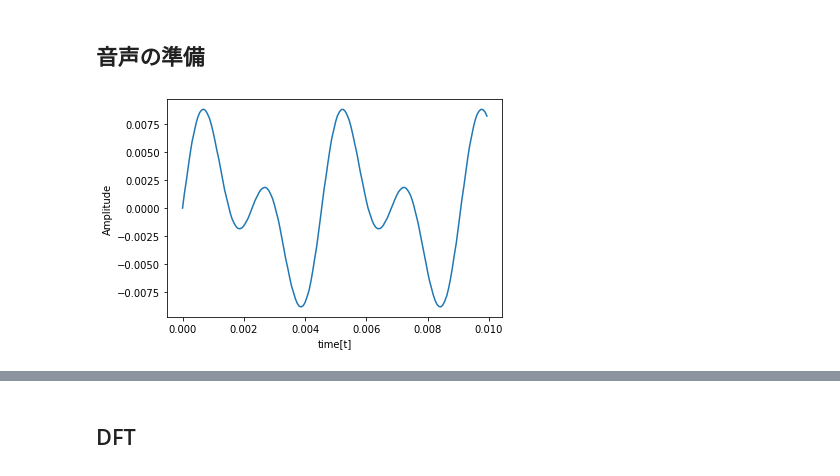
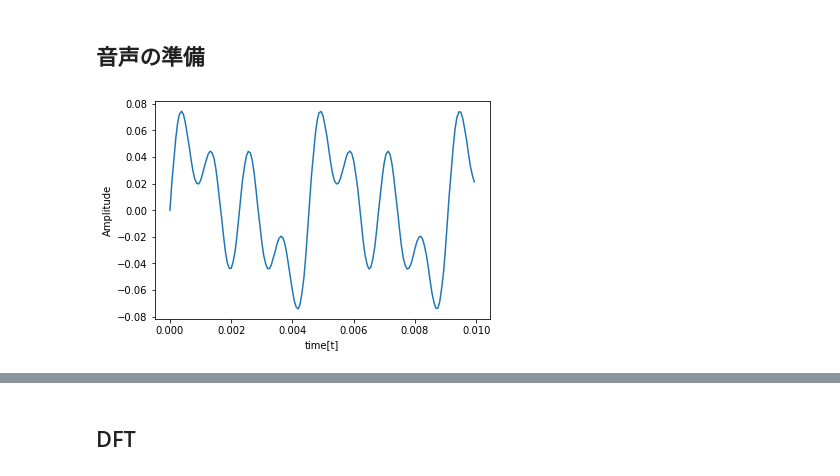
Before and after one commit to kikuchiken-waseda/speech_processing, a Jupyter notebook: source/implementation/cepstrum.ipynb, the cells around one changed output, grey strips where cells are left out. Saved outputs shown, nothing was run; the diff lists cells and outputs as text; code cells hidden in the pictures.

```diff
--- a/source/implementation/cepstrum.ipynb
+++ b/source/implementation/cepstrum.ipynb
@@ -8,27 +7,43 @@ from numpy import array, arange, sin
 import cmath
 import matplotlib.pyplot as plt
 # %%
-a = 0.01                 # 最大振幅
-f_list = [220, 440]  # まぜる周波数
-fs = 16000                 # サンプリング周波数
-sec = 0.1                   # サイン波の持続時間
+from typing import List
 
-amp = float(a) / len(f_list) # まぜる時の振幅
-data = []
-for n in arange(sec * fs):
-    s = 0.0
-    for f in f_list:
-        s += amp * sin(2 * cmath.pi * f * n / fs)
-    data.append(s)
-data = array(data)
+def make_sin_waves(
+    max_amp: float,
+    freq_list: List[str],
+    fs: int,
+    sec: float) -> List[float]:
+    """
+    max_amp: 最大振幅
+    freq_list: まぜる周波数
+    fs: サンプリング周波数
+    sec: サイン波の持続時間
+    """
+
+    amp = float(max_amp) / len(freq_list) # 各波の最大振幅を設定
+    data = []
+    for n in np.arange(sec * fs):
+        s = 0.0
+        for f in freq_list:
+            s += amp * np.sin(2 * cmath.pi * f * n / fs)
+        data.append(s)
+    return data
+# %%
+max_amp = 0.1
+freq_list = [220, 440, 880]
+fs = 16000
+sec = 0.2
+# %%
+data = make_sin_waves(max_amp, freq_list, fs, sec)
 # %%
-time = [round(i/fs, 5) for i in range(data.size)]
+time = [round(i/fs, 5) for i in range(len(data))]
 plt.plot(time[0:160], data[0:160])
 plt.xlabel("time[t]")
 plt.ylabel("Amplitude")
 plt.show()
 # %% [output]
-[figure, old version]
+[figure, new version]
 # %%
 import IPython.display
 IPython.display.Audio(data=data, rate=fs)
```
Also changed, not shown: parts of 9 cells of this notebook, 42 other files.
